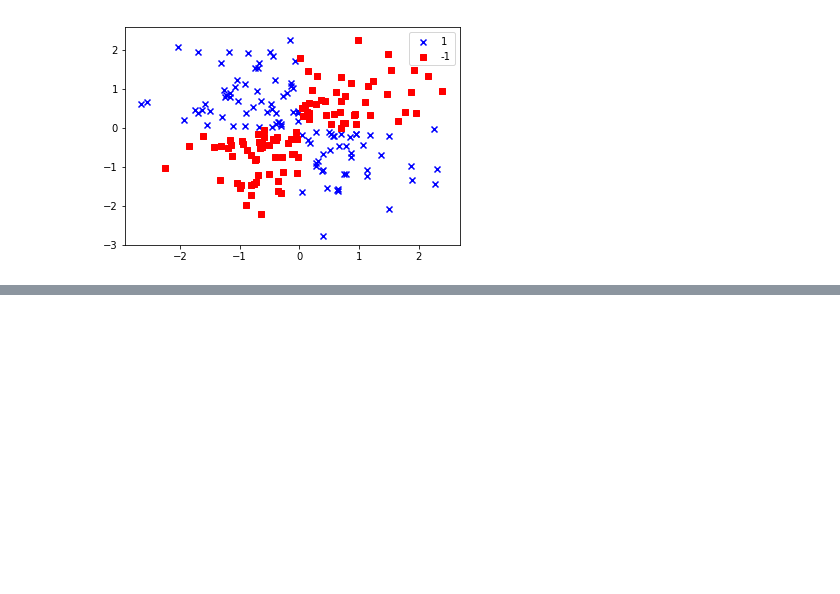
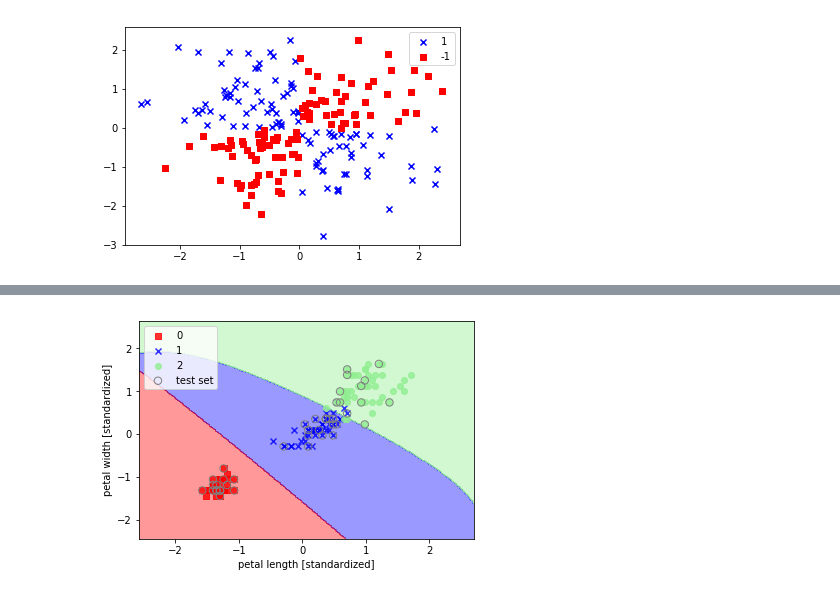
Before and after one commit to eugene-zuban/python-machine-learning-code, a Jupyter notebook: ch03/05-kernel-svm.ipynb, the cells around one changed output, grey strips where cells are left out. Cells and saved outputs as stored; diff of their text form; code cells hidden in the pictures; blank space fills up the shorter version.

```diff
--- a/ch03/05-kernel-svm.ipynb
+++ b/ch03/05-kernel-svm.ipynb
@@ -43,6 +43,28 @@ def plot_decision_regions(X, y, classifier, test_idx=None, resolution=0.02):
     if test_idx:
         X_test, y_test = X[test_idx, :], y[test_idx]
         plt.scatter(X_test[:, 0], X_test[:, 1], facecolors='none', edgecolors='grey', alpha=1.0, linewidths=1, marker='o', s=55, label='test set')
+# %%
+#get Iris test dataset using sklearn library
+from sklearn import datasets
+import numpy as np
+
+iris = datasets.load_iris()
+X = iris.data[:, [2, 3]] #take only petal lengh and petal width parameters from the Iris dataset
+y = iris.target
+
+#split test data into 30% testing and 70% training data
+from sklearn.model_selection import train_test_split
+X_train, X_test, y_train, y_test = train_test_split(X, y, test_size=0.3, random_state=0)
+
+#feature scaling (standardize) using the StandardScaler
+from sklearn.preprocessing import StandardScaler
+sc = StandardScaler()
+sc.fit(X_train)
+X_train_std = sc.transform(X_train)
+X_test_std = sc.transform(X_test)
+
+X_combined_std = np.vstack((X_train_std, X_test_std))
+y_combined = np.hstack((y_train, y_test))
 # %%
 # using the RBF kernel for building an SVM
 from sklearn.svm import SVC
@@ -55,0 +78,11 @@ NameError: name 'SVM' is not defined
+# %%
+# apply the RBF to the Iris dataset using gamma=0.2 (produces a "n" tight decision boundary)
+svm = SVC(kernel='rbf', random_state=0, gamma=0.2, C=1.0)
+svm.fit(X_train_std, y_train)
+plot_decision_regions(X_combined_std, y_combined, classifier=svm, test_idx=range(105,150))
+plt.xlabel('petal length [standardized]')
+plt.ylabel('petal width [standardized]')
+plt.legend(loc='upper left')
+plt.show()
+# %% [output]
+[figure, added]
```
Also changed, not shown: parts of 2 cells of this notebook, 1 other file.
